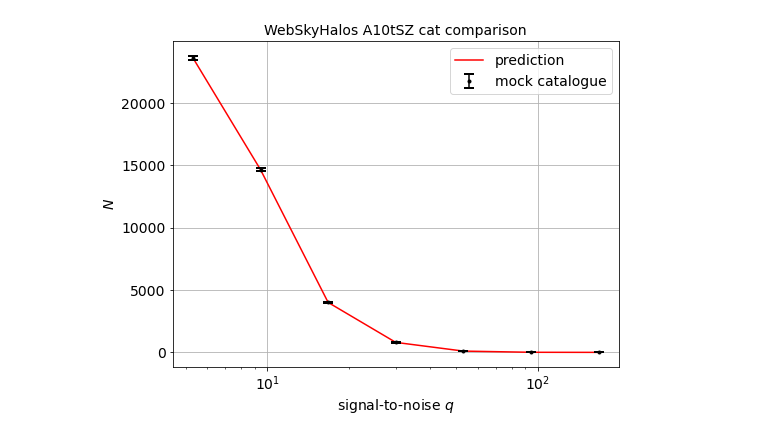
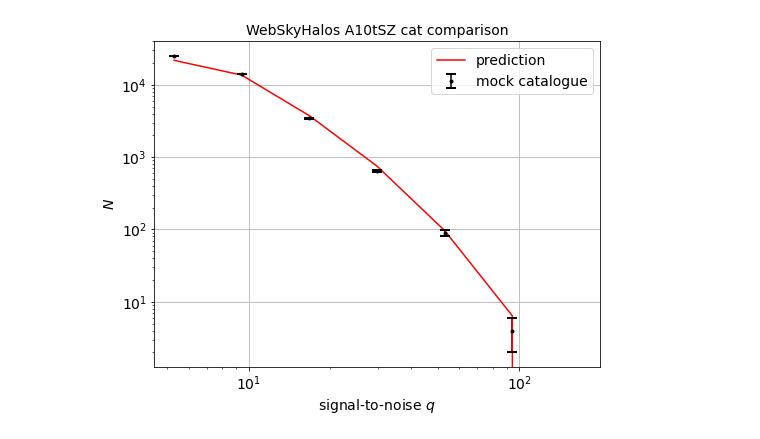
Before and after one commit to simonsobs/SOLikeT, a Jupyter notebook: soliket/binned_clusters/notebooks/Nz_test.ipynb, the cells around one changed output. Cells and saved outputs as stored; diff of their text form; code cells hidden in the pictures.

```diff
--- a/soliket/binned_clusters/notebooks/Nz_test.ipynb
+++ b/soliket/binned_clusters/notebooks/Nz_test.ipynb
@@ -141,10 +141,11 @@ for i in range(len(q)):
 
 plt.figure(figsize=(8,6))
 plt.plot(10**q, Nq, 'r-', label='prediction')
-plt.errorbar(10**q, Nq, yerr=np.sqrt(Nq), color='black', fmt='o', ms=3, capsize=5, capthick=2, ls='none', label='mock catalogue')
+plt.errorbar(10**q, catNq, yerr=np.sqrt(catNq), color='black', fmt='o', ms=3, capsize=5, capthick=2, ls='none', label='mock catalogue')
 plt.xlabel('signal-to-noise $q$', fontsize=14)
 plt.ylabel('$N$', fontsize=14)
 plt.xscale('log')
+plt.yscale('log')
 plt.title('WebSkyHalos A10tSZ cat comparison', fontsize=14)
 plt.xticks(fontsize=14)
 plt.yticks(fontsize=14)
@@ -156 +157 @@ plt.grid()
-[figure, old version]
+[figure, new version]
```
Also changed, not shown: parts of 5 cells of this notebook, 2 other files.
